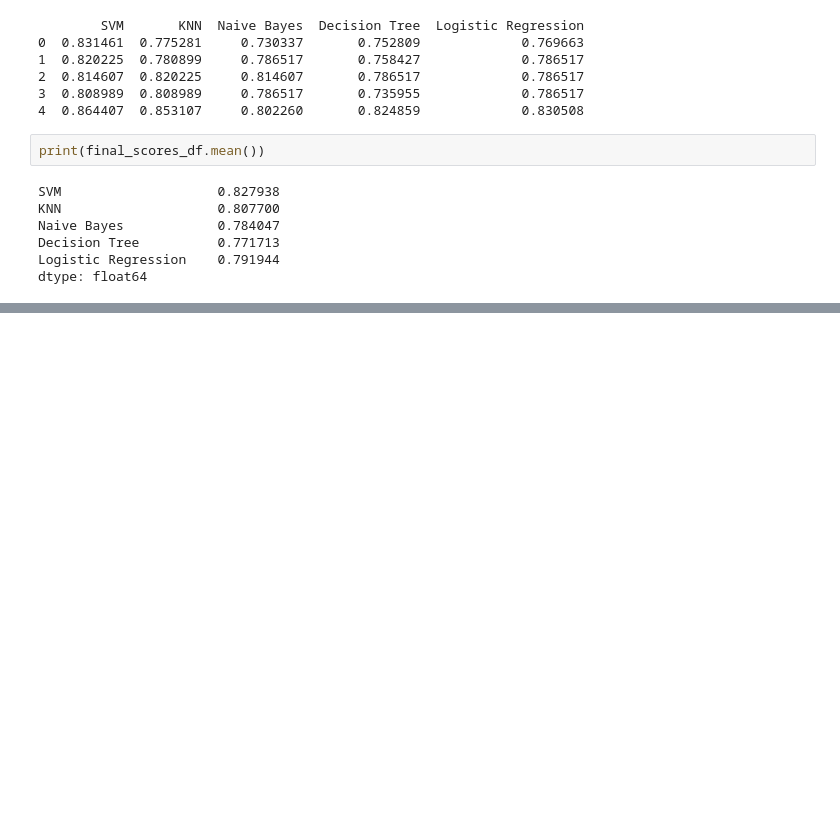
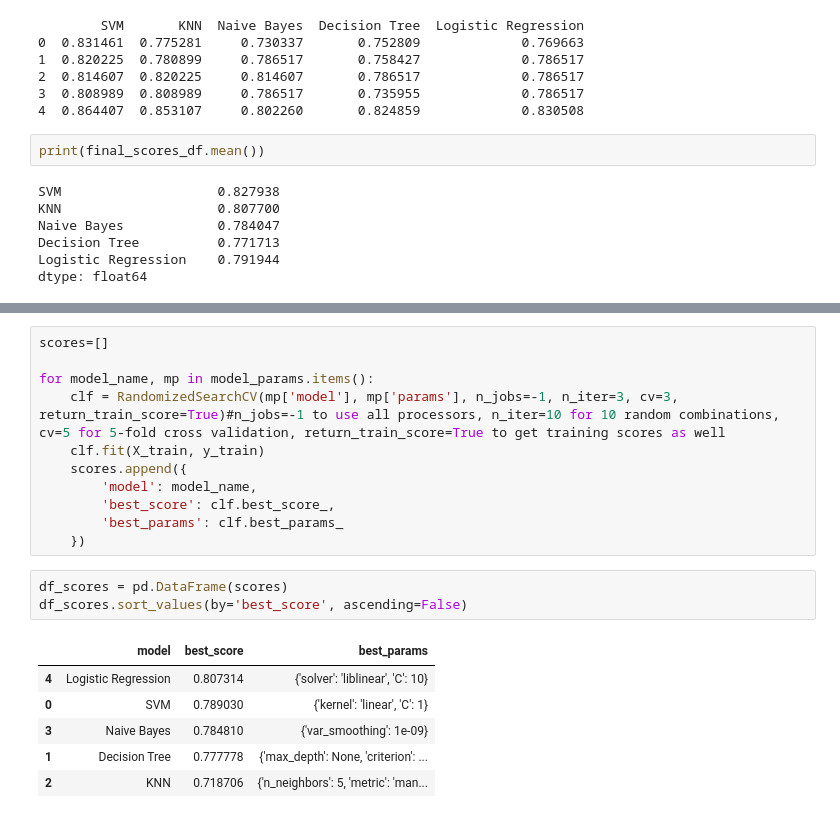
Before and after one commit to Niladri-Baksi/Machine-Learning, a Jupyter notebook: Classification/Titanic_Models.ipynb, the cells around one changed output, grey strips where cells are left out. Saved outputs shown, nothing was run; the diff lists cells and outputs as text; blank space fills up the shorter version.

Commit message:
RandomizedSearchCV

```diff
--- a/Classification/Titanic_Models.ipynb
+++ b/Classification/Titanic_Models.ipynb
@@ -415,0 +455,21 @@ dtype: float64
+# %%
+scores=[]
+
+for model_name, mp in model_params.items():
+    clf = RandomizedSearchCV(mp['model'], mp['params'], n_jobs=-1, n_iter=3, cv=3, return_train_score=True)#n_jobs=-1 to use all processors, n_iter=10 for 10 random combinations, cv=5 for 5-fold cross validation, return_train_score=True to get training scores as well
+    clf.fit(X_train, y_train)
+    scores.append({
+        'model': model_name,
+        'best_score': clf.best_score_,
+        'best_params': clf.best_params_
+    })
+# %%
+df_scores = pd.DataFrame(scores)
+df_scores.sort_values(by='best_score', ascending=False)
+# %% [output]
+|  | model | best_score | best_params |
+| 4 | Logistic Regression | 0.807314 | {'solver': 'liblinear', 'C': 10} |
+| 0 | SVM | 0.789030 | {'kernel': 'linear', 'C': 1} |
+| 3 | Naive Bayes | 0.784810 | {'var_smoothing': 1e-09} |
+| 1 | Decision Tree | 0.777778 | {'max_depth': None, 'criterion': ... |
+| 2 | KNN | 0.718706 | {'n_neighbors': 5, 'metric': 'man... |
```
Also changed, not shown: parts of 2 cells of this notebook, 1 other file.
